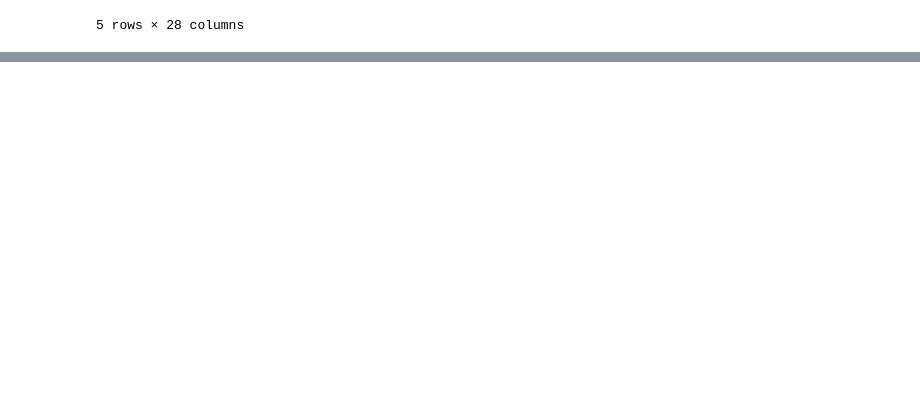
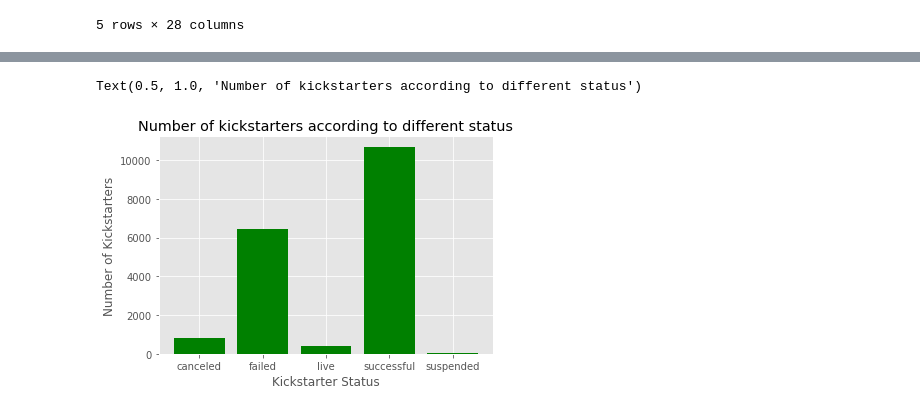
Before and after one commit to shwetasharmaeco/kickstarter_analysis, a Jupyter notebook: kickstarter_study.ipynb, the cells around one changed output, grey strips where cells are left out. Drawn from its saved outputs; the diff is of its cells as text; code cells hidden in the pictures; blank space fills up the shorter version.

```diff
--- a/kickstarter_study.ipynb
+++ b/kickstarter_study.ipynb
@@ -440,7 +468,3 @@ US_df.head(5)
 | 3 | 1876427386 | 2 | {"id":33,"name":"Webseries","slug... | the United States | {"id":2489314,"name":"Savannah","... | 2018-01-22 | 2018-04-10 | 2018-05-10 | ... |
 | 4 | 671662806 | 8 | {"id":301,"name":"Science Fiction... | the United States | {"id":2490383,"name":"Seattle","s... | 2019-04-07 | 2019-04-16 | 2019-05-16 | ... |
 5 rows × 28 columns
-# %%
-for i, c in enumerate(US_df["location"]):
-    if
-    print (i,json.loads(c))
@@ -493,0 +471,2 @@ US_df
+# %%
+json.loads(US_df.iloc[440]["location"])
@@ -493,0 +488,6 @@ US_df
+# %%
+# getting rid of rows which do not have location information
+US_data = US_df[US_df["location"].notnull()]
+# %%
+US_data["US_city"] = US_data["location"].apply(lambda x: json.loads(x)['localized_name'])
+US_data["US_state"] = US_data["location"].apply(lambda x: json.loads(x)['state'])
@@ -493,0 +509,16 @@ US_df
+# %%
+US_data.groupby("state").size().reset_index(name= "counts")
+
+x = np.array(a.iloc[:,0])
+y = np.array(a.iloc[:,1])
+total = y.sum()
+y/total
+#status in numbers within US
+plt.bar(x, y , color = "green")
+
+plt.xlabel("Kickstarter Status")
+plt.ylabel("Number of Kickstarters")
+plt.title("Number of kickstarters according to different status")
+# %% [output]
+Text(0.5, 1.0, 'Number of kickstarters according to different status')
+[figure, added]
```
Also changed, not shown: parts of 27 cells of this notebook.
